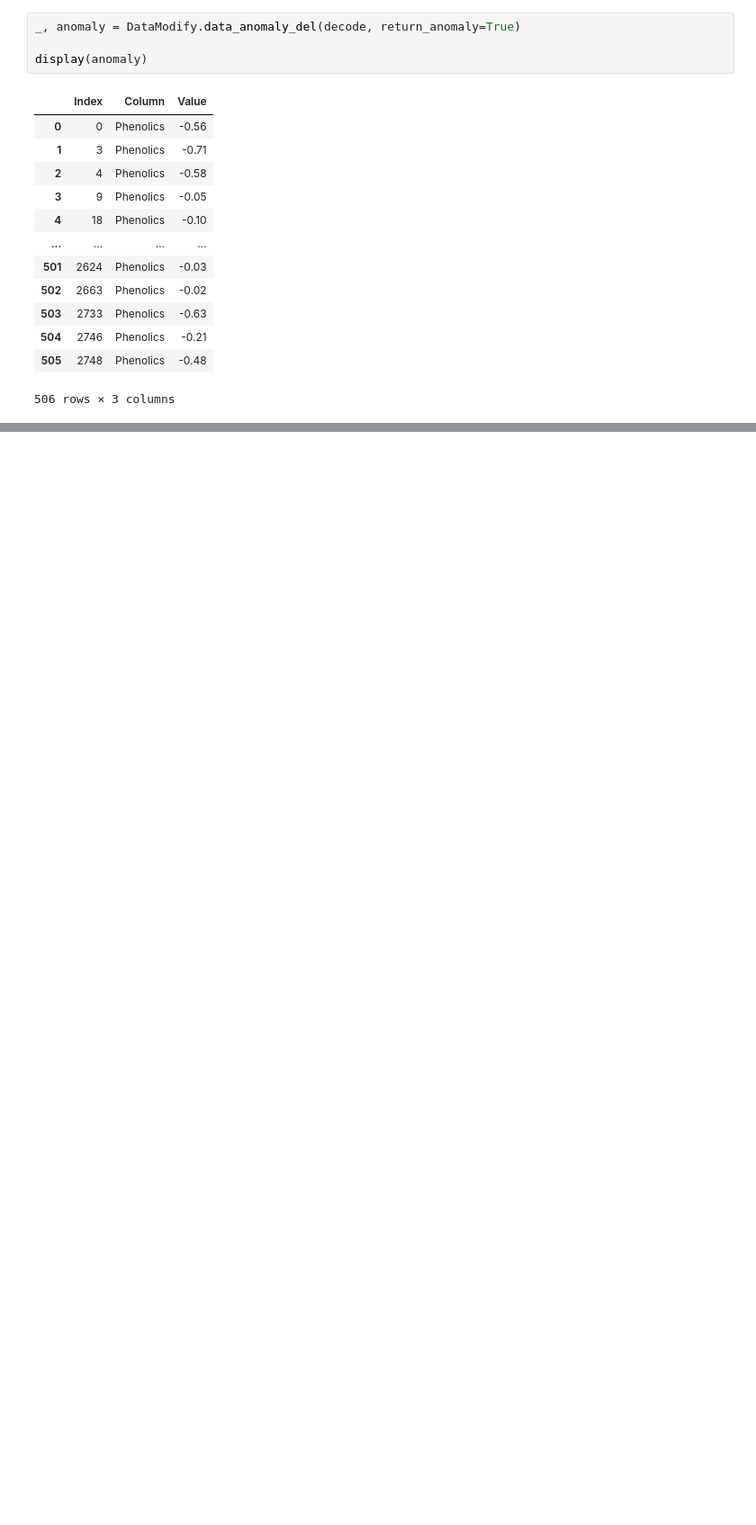
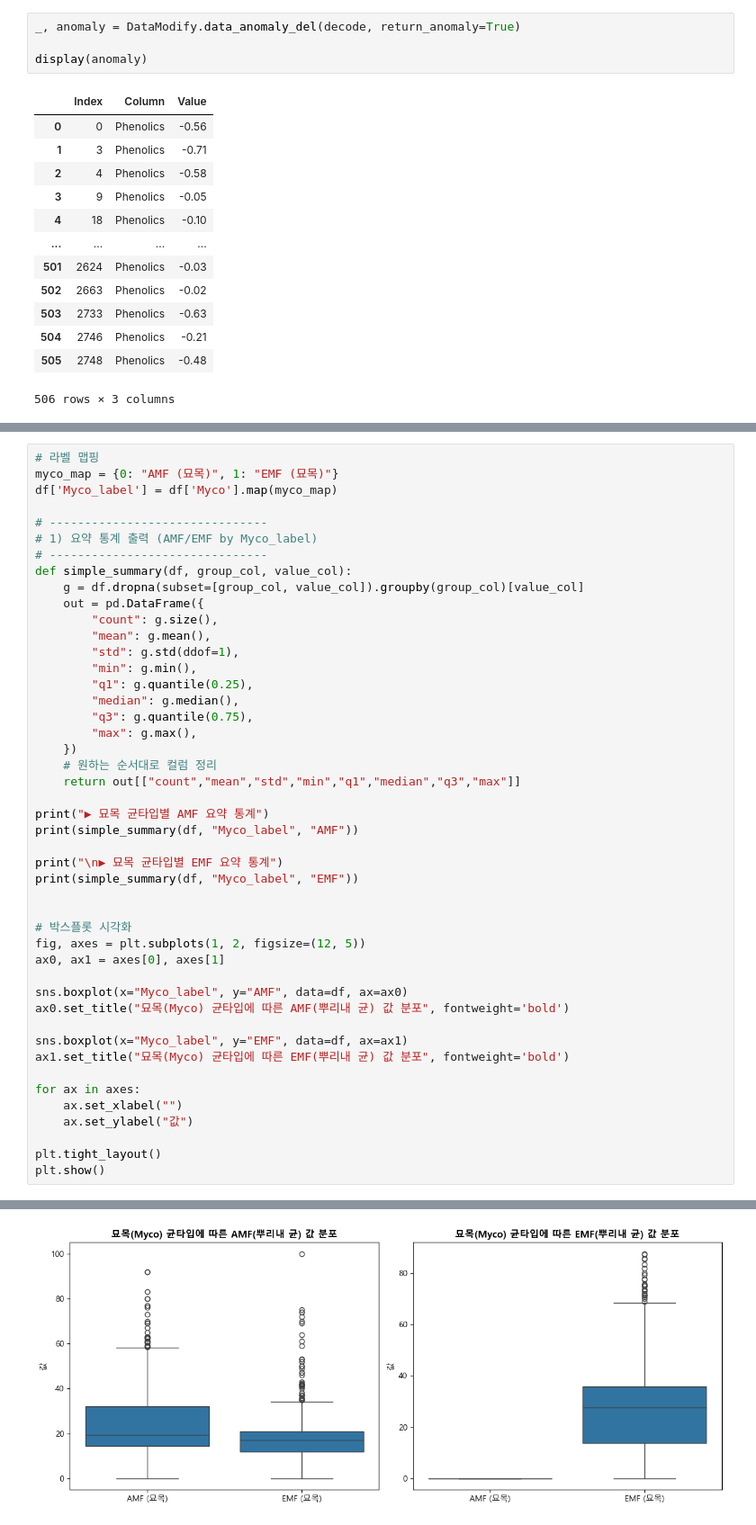
Before and after one commit to vfxpedia/05_ml-workspace, a Jupyter notebook: run_test.ipynb, the cells around one changed output, grey strips where cells are left out. Shown at 90% size. Drawn from its saved outputs; the diff is of its cells as text; blank space fills up the shorter version.

```diff
--- a/run_test.ipynb
+++ b/run_test.ipynb
@@ -595,0 +679,47 @@ dv.show_survival_heatmap_by_soil(decode)
+# %%
+# 라벨 맵핑
+myco_map = {0: "AMF (묘목)", 1: "EMF (묘목)"}
+df['Myco_label'] = df['Myco'].map(myco_map)
+
+# -------------------------------
+# 1) 요약 통계 출력 (AMF/EMF by Myco_label)
+# -------------------------------
+def simple_summary(df, group_col, value_col):
+    g = df.dropna(subset=[group_col, value_col]).groupby(group_col)[value_col]
+    out = pd.DataFrame({
+        "count": g.size(),
+        "mean": g.mean(),
+        "std": g.std(ddof=1),
+        "min": g.min(),
+        "q1": g.quantile(0.25),
+        "median": g.median(),
+        "q3": g.quantile(0.75),
+        "max": g.max(),
+    })
+    # 원하는 순서대로 컬럼 정리
+    return out[["count","mean","std","min","q1","median","q3","max"]]
+
+print("▶ 묘목 균타입별 AMF 요약 통계")
+print(simple_summary(df, "Myco_label", "AMF"))
+
+print("\n▶ 묘목 균타입별 EMF 요약 통계")
+print(simple_summary(df, "Myco_label", "EMF"))
+
+
+# 박스플롯 시각화
+fig, axes = plt.subplots(1, 2, figsize=(12, 5))
+ax0, ax1 = axes[0], axes[1]
+
+sns.boxplot(x="Myco_label", y="AMF", data=df, ax=ax0)
+ax0.set_title("묘목(Myco) 균타입에 따른 AMF(뿌리내 균) 값 분포", fontweight='bold')
+
+sns.boxplot(x="Myco_label", y="EMF", data=df, ax=ax1)
+ax1.set_title("묘목(Myco) 균타입에 따른 EMF(뿌리내 균) 값 분포", fontweight='bold')
+
+for ax in axes:
+    ax.set_xlabel("")
+    ax.set_ylabel("값")
+
+plt.tight_layout()
+plt.show()
+# %% [output]
@@ -595,0 +737 @@ dv.show_survival_heatmap_by_soil(decode)
+[figure, added]
```
Also changed, not shown: parts of 16 cells of this notebook.
